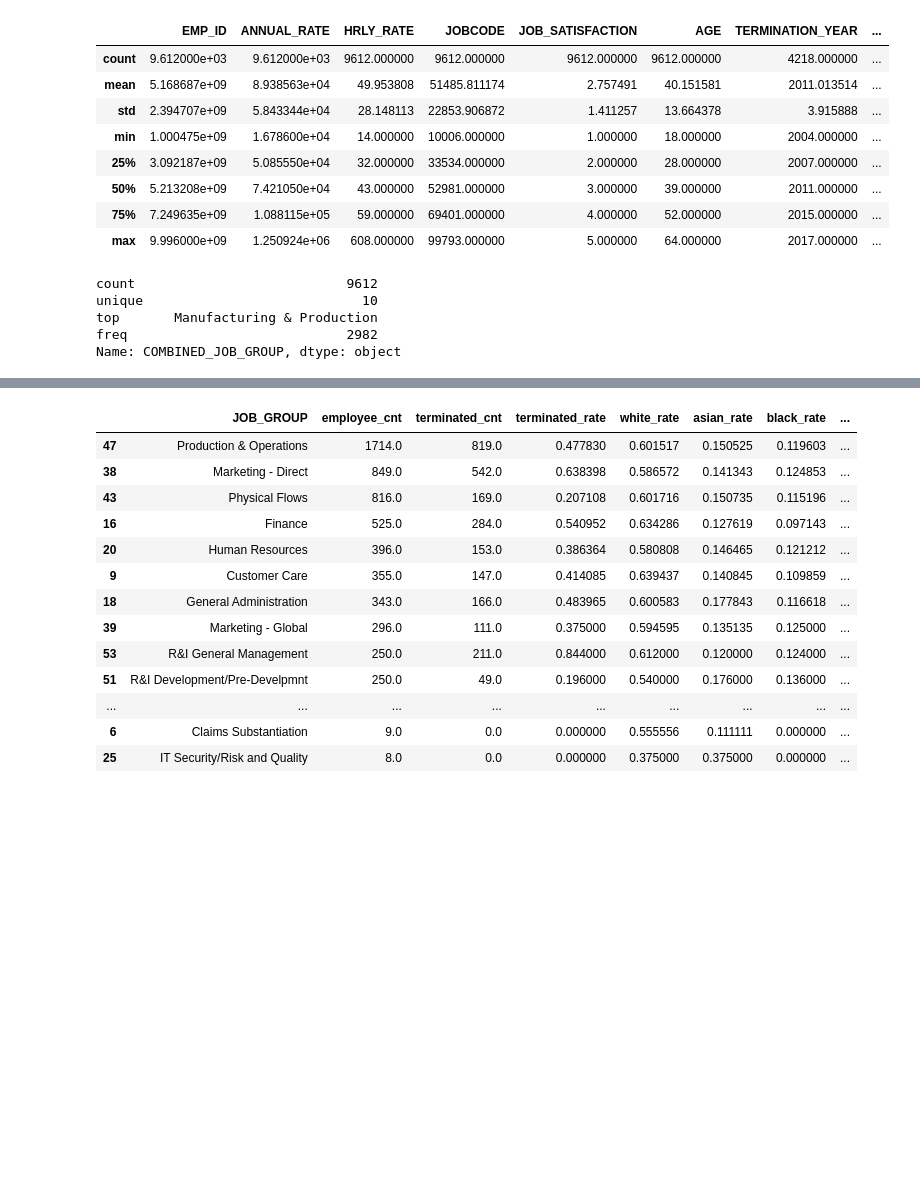
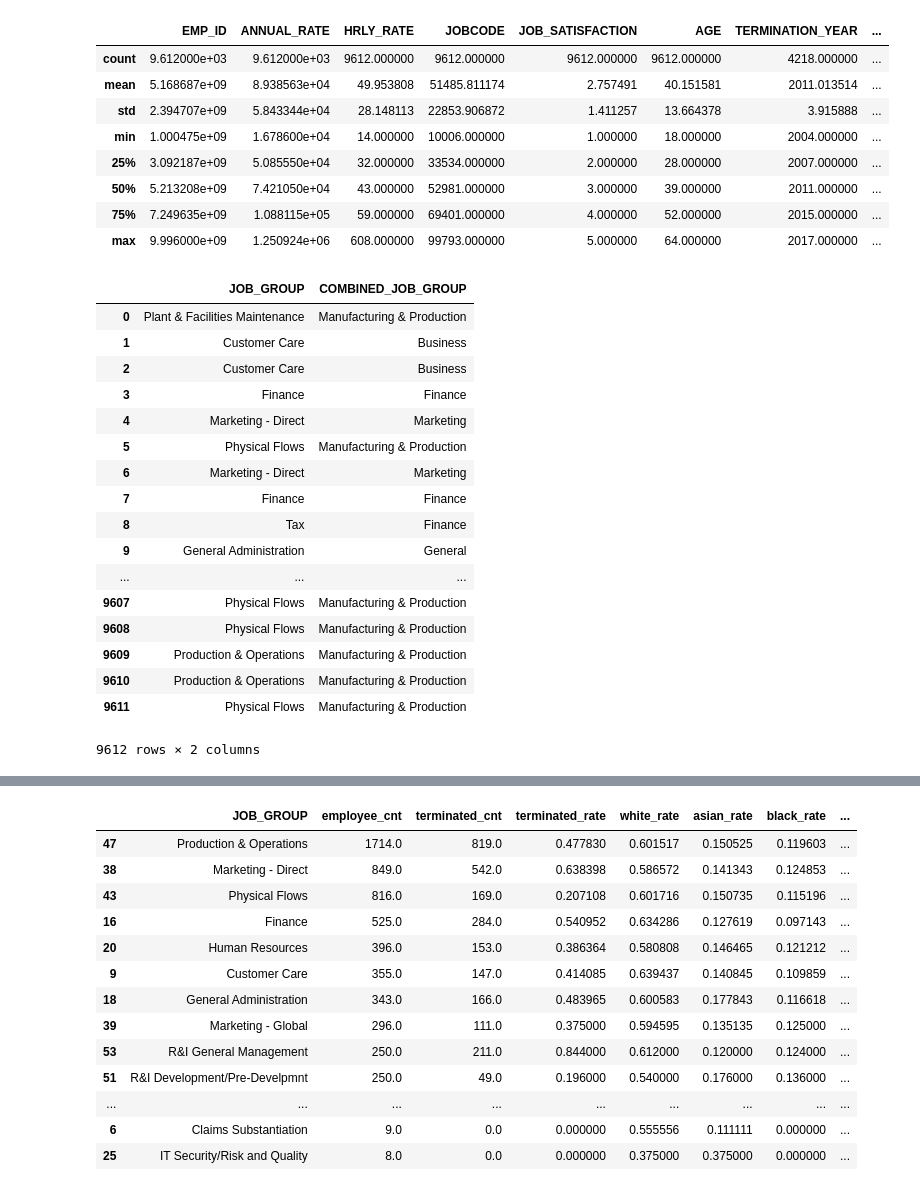
Before and after one commit to vbhuvana7/employee-attrition-prediction, a Jupyter notebook: Python/Creating_calculated_columns.ipynb, the cells around one changed output, grey strips where cells are left out. Saved outputs shown, nothing was run; the diff lists cells and outputs as text; code cells hidden in the pictures; blank space fills up the shorter version.

```diff
--- a/Python/Creating_calculated_columns.ipynb
+++ b/Python/Creating_calculated_columns.ipynb
@@ -28,11 +27,24 @@ df['COMBINED_JOB_GROUP'] = [job_group_combiner[job_group] for job_group in df['J
 # %%
-df['COMBINED_JOB_GROUP'].describe()
+df[['JOB_GROUP', 'COMBINED_JOB_GROUP']]
 # %% [output]
+|  | JOB_GROUP | COMBINED_JOB_GROUP |
+| 0 | Plant & Facilities Maintenance | Manufacturing & Production |
+| 1 | Customer Care | Business |
+| 2 | Customer Care | Business |
+| 3 | Finance | Finance |
+| 4 | Marketing - Direct | Marketing |
+| 5 | Physical Flows | Manufacturing & Production |
+| 6 | Marketing - Direct | Marketing |
+| 7 | Finance | Finance |
+| 8 | Tax | Finance |
+| 9 | General Administration | General |
+| ... | ... | ... |
+| 9607 | Physical Flows | Manufacturing & Production |
+| 9608 | Physical Flows | Manufacturing & Production |
+| 9609 | Production & Operations | Manufacturing & Production |
+| 9610 | Production & Operations | Manufacturing & Production |
+| 9611 | Physical Flows | Manufacturing & Production |
-count                           9612
-unique                            10
-top       Manufacturing & Production
-freq                            2982
-Name: COMBINED_JOB_GROUP, dtype: object
+9612 rows × 2 columns
 # %%
 quantiled_annual_rate = df['ANNUAL_RATE'].quantile([0.25,0.5,0.75])
 discretized_annual_rate_list = []
```
Also changed, not shown: parts of 5 cells of this notebook, 6 other files.
